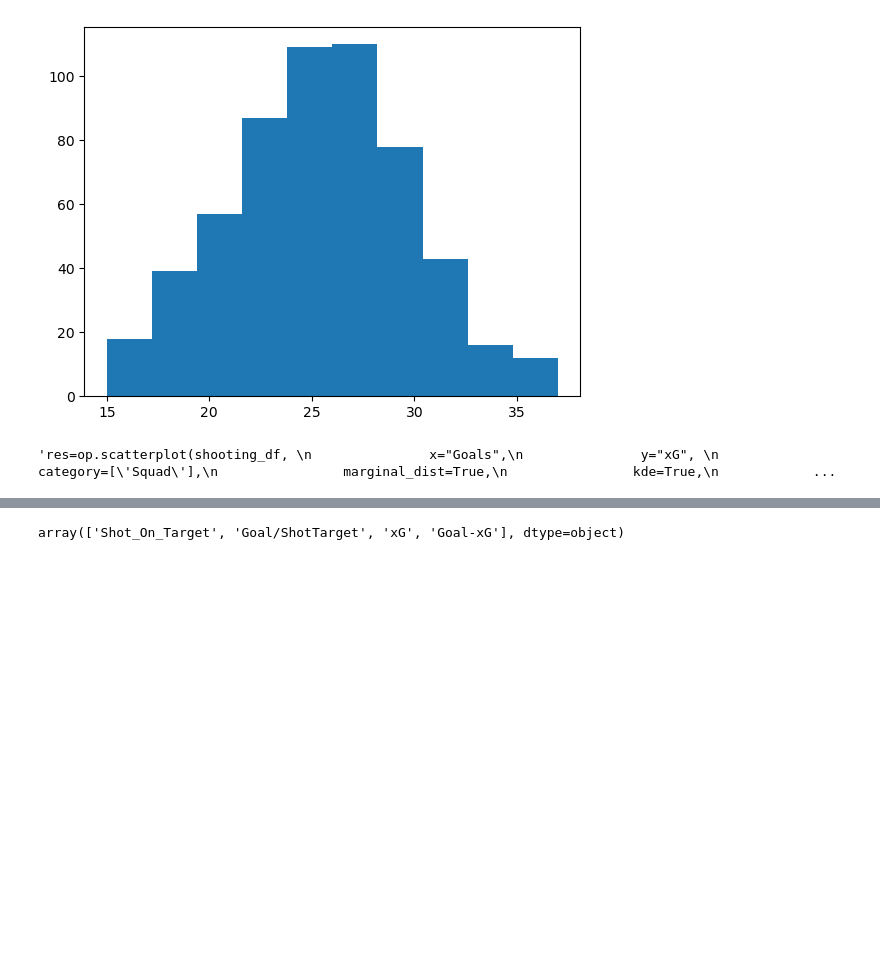
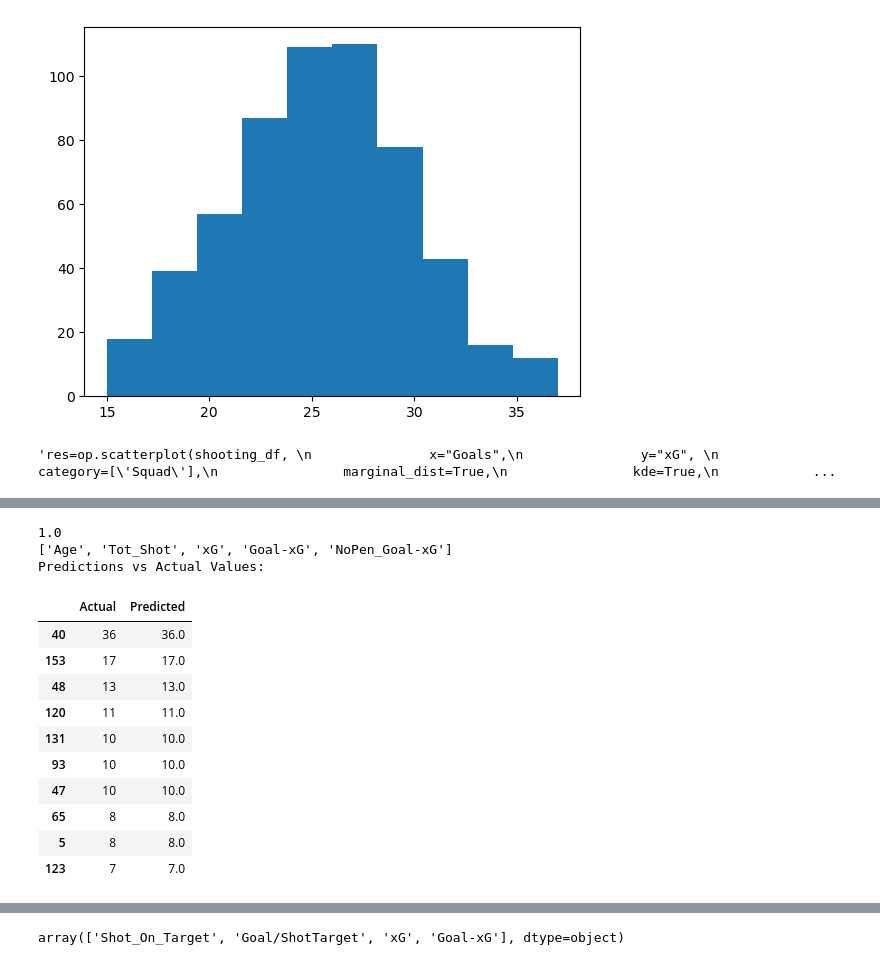
Before and after one commit to cokoli4315/Prem2022-23-data, a Jupyter notebook: Premier_league_top_scorer.ipynb, the cells around one changed output, grey strips where cells are left out. Drawn from its saved outputs; the diff is of its cells as text; code cells hidden in the pictures; blank space fills up the shorter version.

```diff
--- a/Premier_league_top_scorer.ipynb
+++ b/Premier_league_top_scorer.ipynb
@@ -434,3 +614,69 @@ age_dist = plt.hist(shooting_df['Age'])
+# %%
+from sklearn.linear_model import LinearRegression
+from sklearn.model_selection import train_test_split
+feat = []
+for column in shooting_df.columns:
+    if pd.api.types.is_numeric_dtype(shooting_df[column]) and column !='Goals':
+        feat.append(column)
+
+X_to_select = shooting_df[feat]
+y_to_predict = shooting_df.Goals
+
+regressor = LinearRegression()
+
+from mlxtend.feature_selection import SequentialFeatureSelector
+
+sfs = SequentialFeatureSelector(regressor,
+                                k_features=5,
+                                forward=True,
+                                scoring='neg_mean_squared_error',
+                                )
+
+selected_features = sfs.fit(X_to_select, y_to_predict)
+
+sfselected = list(selected_features.k_feature_names_)
+
+xsfs = shooting_df[sfselected]
+ysfs = shooting_df.Goals
+
+X_trains,X_tests,y_trains,y_tests = train_test_split(xsfs, ysfs, test_size=0.3,random_state=30)
+
+regressor.fit(X_trains,y_trains)
+
+print(regressor.score(X_tests,y_tests))
+
+print(sfselected)
+
+
+y_pred = regressor.predict(X_tests)
+
+# Print the predictions and the actual values
+print("Predictions vs Actual Values:")
+
+results_df = pd.DataFrame({
+    'Actual': y_tests,
+    'Predicted':y_pred
+})
+
+results_df = results_df.reset_index(drop=True)
+
+results_df.sort_values(by= 'Predicted',inplace=True, ascending=False)
+results_df.head(10)
+# %% [output]
+1.0
+['Age', 'Tot_Shot', 'xG', 'Goal-xG', 'NoPen_Goal-xG']
+Predictions vs Actual Values:
+|  | Actual | Predicted |
+| 40 | 36 | 36.0 |
+| 153 | 17 | 17.0 |
+| 48 | 13 | 13.0 |
+| 120 | 11 | 11.0 |
+| 131 | 10 | 10.0 |
+| 93 | 10 | 10.0 |
+| 47 | 10 | 10.0 |
+| 65 | 8 | 8.0 |
+| 5 | 8 | 8.0 |
+| 123 | 7 | 7.0 |
 # %%
 from sklearn.feature_selection import RFE,RFECV
 from sklearn.linear_model import LinearRegression
```
Also changed, not shown: parts of 26 cells of this notebook.
